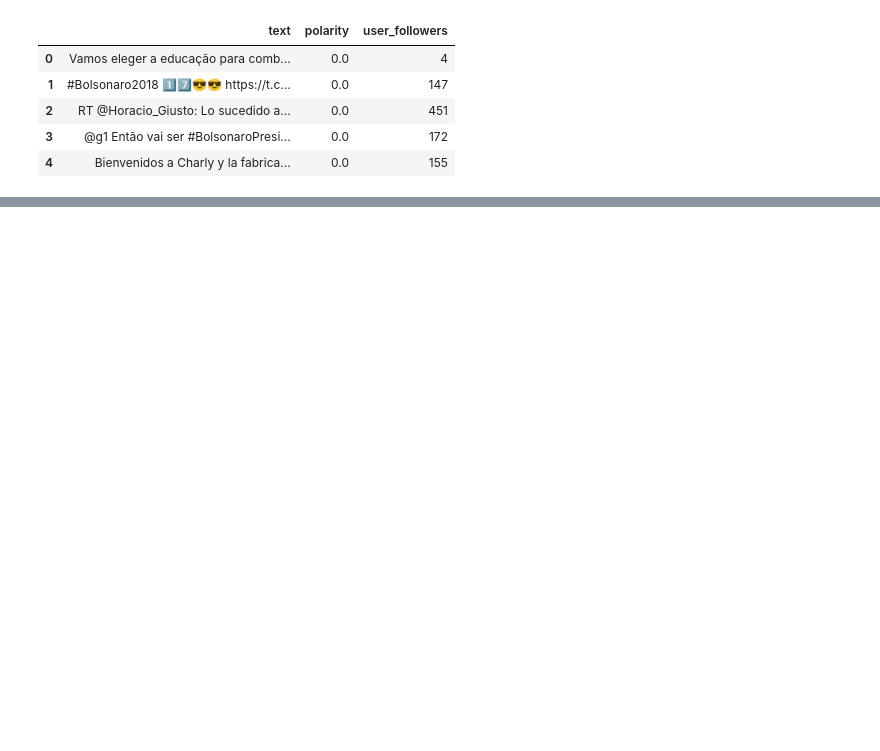
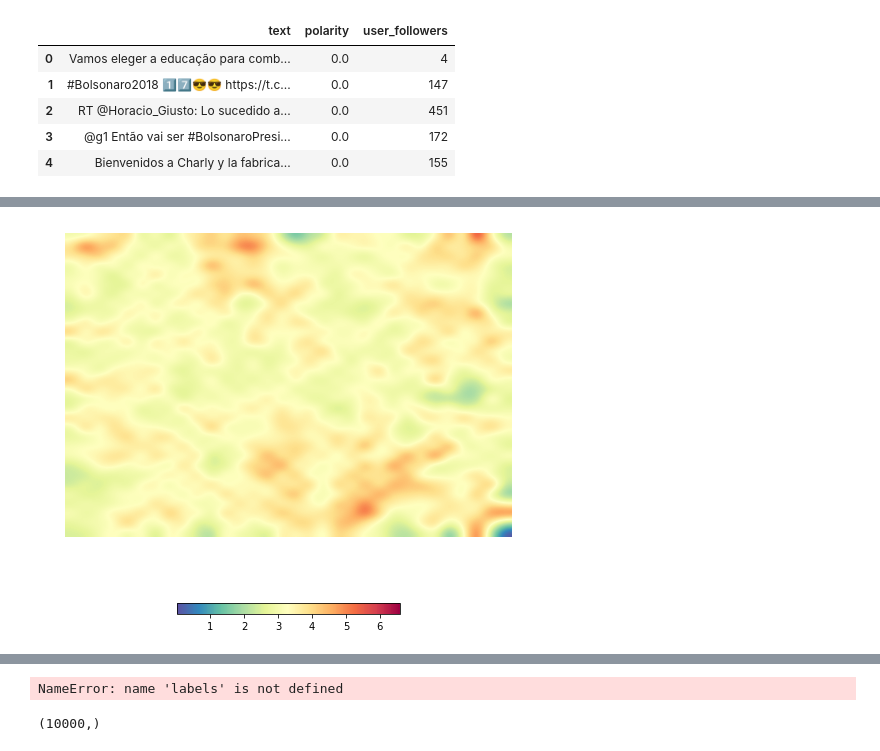
Before and after one commit to viniciusjssouza/Eleicoes2T, a Jupyter notebook: analysis.ipynb, the cells around one changed output, grey strips where cells are left out. Drawn from its saved outputs; the diff is of its cells as text; code cells hidden in the pictures; blank space fills up the shorter version.

Commit message:
add clustering analysis

```diff
--- a/analysis.ipynb
+++ b/analysis.ipynb
@@ -71,10 +62,0 @@ tfidf.get_feature_names()
-# %%
-text_input = df.text
-count_vect = CountVectorizer(min_df=10, encoding='latin-1', ngram_range=(1, 2), stop_words=text_processing.pt_br_stop_words)
-
-text_counts = count_vect.fit_transform(text_input)
-tfidf_transformer = TfidfTransformer(sublinear_tf=True, norm='l2')
-text_freq_input = tfidf_transformer.fit_transform(text_counts)
-
-input_array = text_freq_input.toarray()
-input_array.shape
@@ -83,6 +63,6 @@ input_array.shape
 # %%
 input_neurons = input_array.shape[1]
-encoding_neurons = 32
+encoding_neurons = N_ENCODING_NEURONS
 
 compression_factor = float(input_neurons) / encoding_neurons
 print("Compression factor: %s" % compression_factor)
@@ -175,0 +156,10 @@ Epoch 50/50
+# %%
+encoder = load_model("tweets_encoder.h5")
+
+clustering_input = encoder.predict(input_array)
+words_occurrence = []
+for i in range(0, len(input_array)):
+    indexes = np.where(input_array[i] > 0)
+    words_occurrence.append(np.take(words, indexes).tolist()[0])
+
+clustering_input.shape
@@ -175,0 +168,7 @@ Epoch 50/50
+# %%
+som_input = encoder.predict(input_array[0:1000])
+n_rows, n_columns = N_ENCODING_NEURONS, N_ENCODING_NEURONS
+som = somoclu.Somoclu(n_columns, n_rows)
+print("Starting the training")
+%time som.train(epochs=1000, data=som_input)
+print ("Training finished!")
@@ -175,0 +180,5 @@ Epoch 50/50
+# %%
+labels = range(0, som_input.shape[0])
+som.view_umatrix(bestmatches=False, colorbar=True)
+# %% [output]
+[figure, added]
@@ -175,0 +186,13 @@ Epoch 50/50
+# %%
+for i in range(0, len(labels)):
+    print("{} - {}".format(i, words_occurrence[i]))
+# %% [output]
+NameError: name 'labels' is not defined
+# %%
+#n_clusters = 2
+#kmeans = KMeans(n_clusters = n_clusters, init = 'random')
+#kmeans.fit_transform(input_array[0:10000])
+#labels = kmeans.labels_
+labels.shape
+# %% [output]
+(10000,)
```
Also changed, not shown: parts of 12 cells of this notebook, 2 other files.
